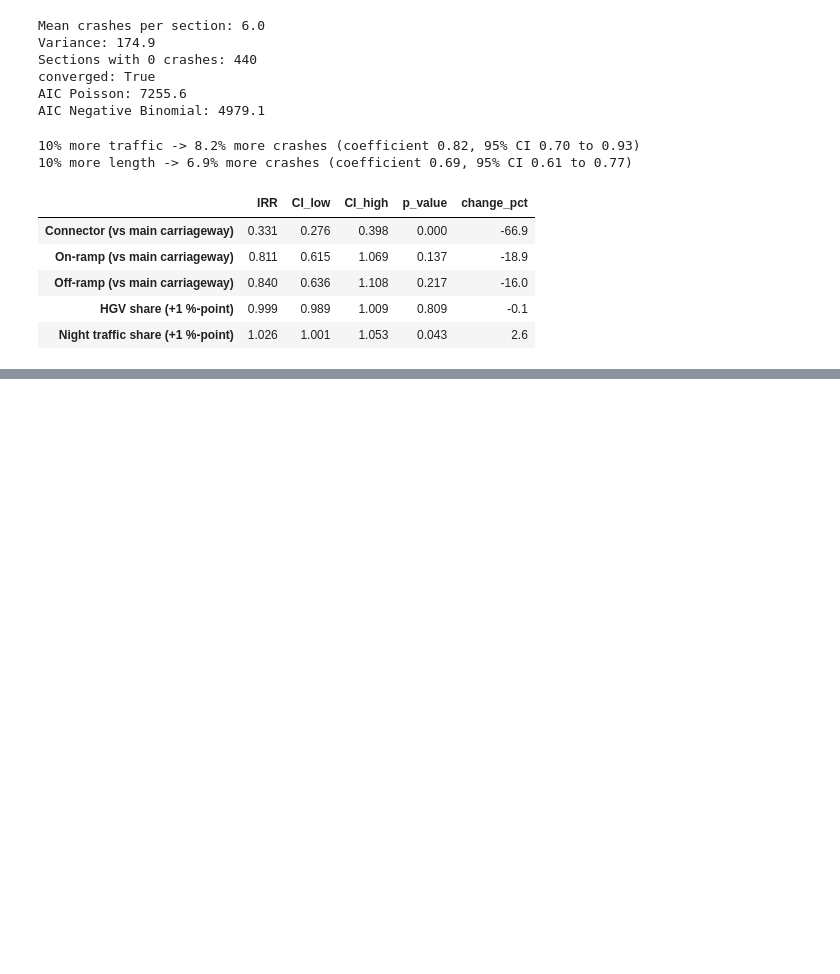
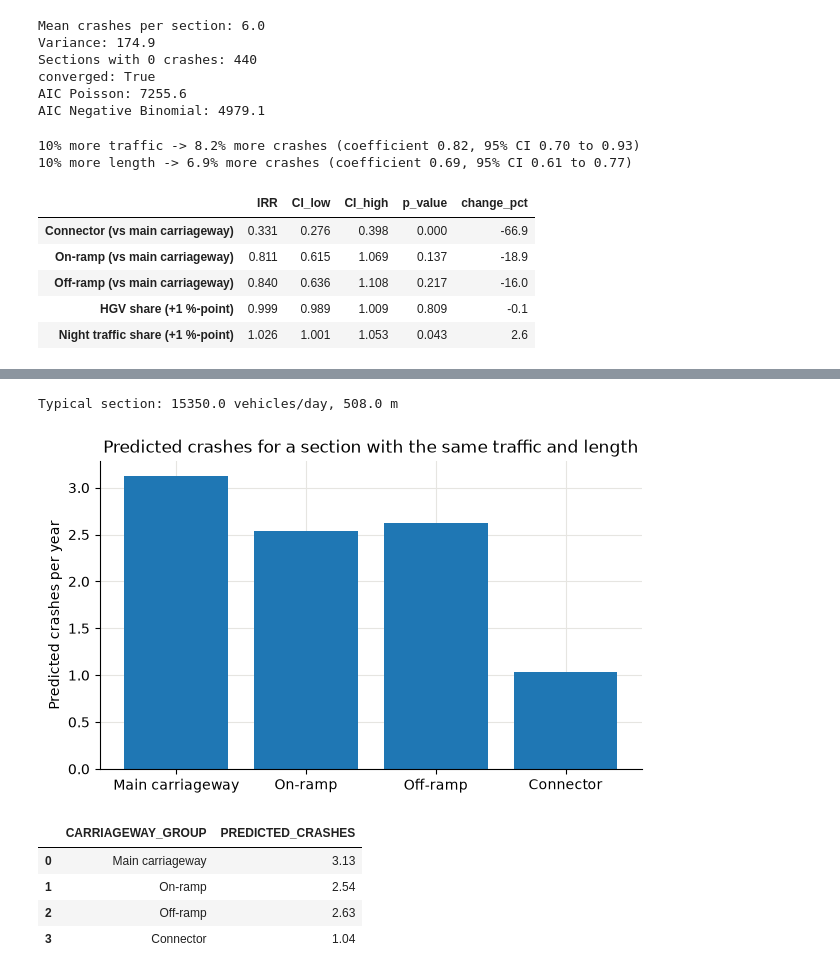
Before and after one commit to Rosanna1234/TIL-programming-group-project, a Jupyter notebook: analysis_subq2.ipynb, the cells around one changed output, grey strips where cells are left out. Cells and saved outputs as stored; diff of their text form; code cells hidden in the pictures; blank space fills up the shorter version.

```diff
--- a/analysis_subq2.ipynb
+++ b/analysis_subq2.ipynb
@@ -114,0 +149,30 @@ results.round(3)
+# %%
+groups = ["Main carriageway", "On-ramp", "Off-ramp", "Connector"]
+
+# same traffic, length, HGV share and night share for all four, only the type changes
+typical = pd.DataFrame({
+    "CARRIAGEWAY_GROUP": groups,
+    "LN_TRAFFIC": np.log(df["AVG_DAILY_TRAFFIC"].median()),
+    "LN_LENGTH_KM": np.log(df["ROAD_LENGTH_M"].median() / 1000),
+    "HGV_SHARE_PCT": df["HGV_SHARE_PCT"].median(),
+    "NIGHT_TRAFFIC_SHARE_PCT": df["NIGHT_TRAFFIC_SHARE_PCT"].median(),
+})
+typical["PREDICTED_CRASHES"] = nb_model.predict(typical)
+print("Typical section:", df["AVG_DAILY_TRAFFIC"].median(), "vehicles/day,", df["ROAD_LENGTH_M"].median(), "m")
+
+fig, ax = plt.subplots(figsize=(7, 4))
+ax.bar(typical["CARRIAGEWAY_GROUP"], typical["PREDICTED_CRASHES"], color="tab:blue")
+ax.set_ylabel("Predicted crashes per year")
+ax.set_title("Predicted crashes for a section with the same traffic and length")
+plt.savefig("figures/sq2_predicted_crashes.png", dpi=150, bbox_inches="tight")
+plt.show()
+
+typical[["CARRIAGEWAY_GROUP", "PREDICTED_CRASHES"]].round(2)
+# %% [output]
+Typical section: 15350.0 vehicles/day, 508.0 m
+[figure, added]
+|  | CARRIAGEWAY_GROUP | PREDICTED_CRASHES |
+| 0 | Main carriageway | 3.13 |
+| 1 | On-ramp | 2.54 |
+| 2 | Off-ramp | 2.63 |
+| 3 | Connector | 1.04 |
```
Also changed, not shown: parts of 2 cells of this notebook, 2 other files.
